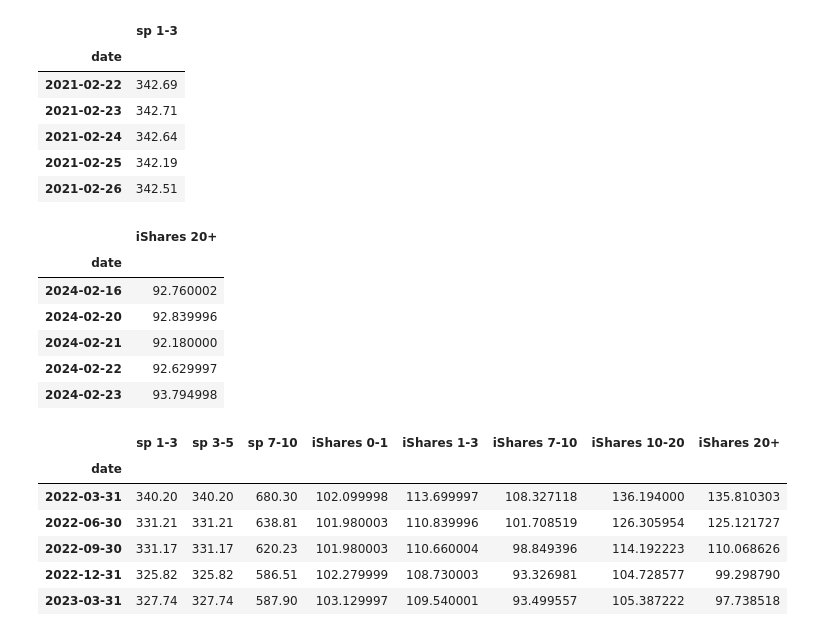
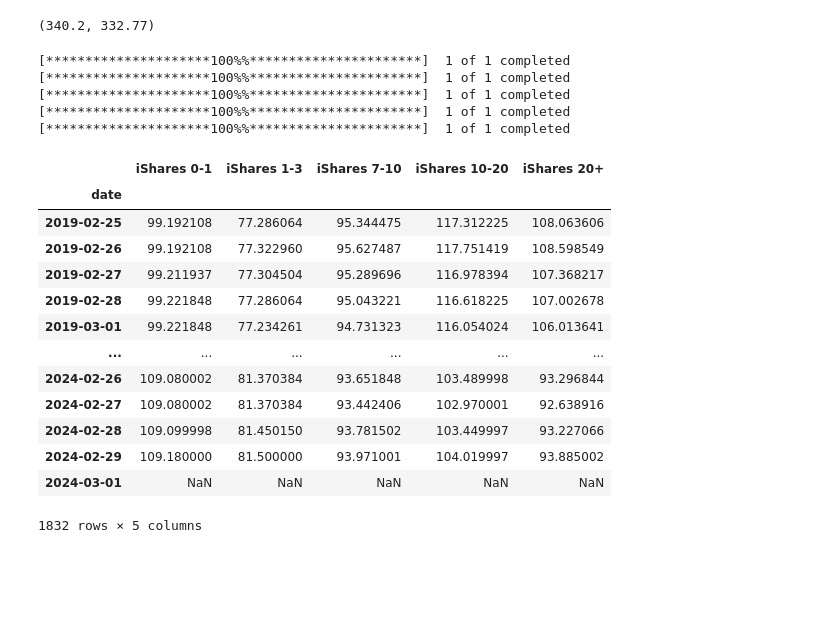
Before and after one commit to huangpz-a11y/P2_Monetary_Tightening, a Jupyter notebook: src/data_loading_JR.ipynb, the cells around one changed output. Saved outputs shown, nothing was run; the diff lists cells and outputs as text; code cells hidden in the pictures; blank space fills up the shorter version.

```diff
--- a/src/data_loading_JR.ipynb
+++ b/src/data_loading_JR.ipynb
@@ -7,10 +8,0 @@ sp_7_10 = data_read.process_sp_data('S&P U.S. Treasury Bond 7-10 Year Index','sp
-# %%
-sp_1_3.head()
-# %% [output]
-|  | sp 1-3 |
-| date |  |
-| 2021-02-22 | 342.69 |
-| 2021-02-23 | 342.71 |
-| 2021-02-24 | 342.64 |
-| 2021-02-25 | 342.19 |
-| 2021-02-26 | 342.51 |
@@ -23,10 +9,32 @@ iShares_20 = data_read.process_ishares_data('iShares 20+ Year Treasury ETF TLT',
-# %%
-iShares_20.tail()
-# %% [output]
-|  | iShares 20+ |
-| date |  |
-| 2024-02-16 | 92.760002 |
-| 2024-02-20 | 92.839996 |
-| 2024-02-21 | 92.180000 |
-| 2024-02-22 | 92.629997 |
-| 2024-02-23 | 93.794998 |
+# %%
+sp_1_3[sp_1_3.index == '2022-01-03'].iloc[0,0],sp_1_3[sp_1_3.index == '2023-03-31'].iloc[0,0]
+# %% [output]
+(340.2, 332.77)
+# %%
+start_date = "2019-02-25"
+end_date = "2024-03-01"
+etf_symbols = ["IB01.L","SHY", "IEF", "TLH", "TLT"]
+etf_names = ["iShares 0-1","iShares 1-3", "iShares 7-10", "iShares 10-20", "iShares 20+"]
+ishares = data_read.fetch_etfs(etf_symbols,start_date,end_date)
+ishares.columns = etf_names
+ishares
+# %% [output]
+[*********************100%%**********************]  1 of 1 completed
+[*********************100%%**********************]  1 of 1 completed
+[*********************100%%**********************]  1 of 1 completed
+[*********************100%%**********************]  1 of 1 completed
+[*********************100%%**********************]  1 of 1 completed
+|  | iShares 0-1 | iShares 1-3 | iShares 7-10 | iShares 10-20 | iShares 20+ |
+| date |  |  |  |  |  |
+| 2019-02-25 | 99.192108 | 77.286064 | 95.344475 | 117.312225 | 108.063606 |
+| 2019-02-26 | 99.192108 | 77.322960 | 95.627487 | 117.751419 | 108.598549 |
+| 2019-02-27 | 99.211937 | 77.304504 | 95.289696 | 116.978394 | 107.368217 |
+| 2019-02-28 | 99.221848 | 77.286064 | 95.043221 | 116.618225 | 107.002678 |
+| 2019-03-01 | 99.221848 | 77.234261 | 94.731323 | 116.054024 | 106.013641 |
+| ... | ... | ... | ... | ... | ... |
+| 2024-02-26 | 109.080002 | 81.370384 | 93.651848 | 103.489998 | 93.296844 |
+| 2024-02-27 | 109.080002 | 81.370384 | 93.442406 | 102.970001 | 92.638916 |
+| 2024-02-28 | 109.099998 | 81.450150 | 93.781502 | 103.449997 | 93.227066 |
+| 2024-02-29 | 109.180000 | 81.500000 | 93.971001 | 104.019997 | 93.885002 |
+| 2024-03-01 | NaN | NaN | NaN | NaN | NaN |
+1832 rows × 5 columns
@@ -35,15 +46,0 @@ df_ls = [sp_1_3,sp_3_5,sp_7_10,iShares_0_1,iShares_1_3, iShares_7_10, iShares_10
-# %%
-combined_df = data_read.combine_dfs(df_ls)
-combined_df_short = combined_df[combined_df.index > '2021-12-31']
-combined_df_short = combined_df_short[combined_df_short.index < '2023-03-31']
-# could also do .last()
-combined_df_q = combined_df_short.resample('Q').first()
-combined_df_q
-# %% [output]
-|  | sp 1-3 | sp 3-5 | sp 7-10 | iShares 0-1 | iShares 1-3 | iShares 7-10 | iShares 10-20 | iShares 20+ |
-| date |  |  |  |  |  |  |  |  |
-| 2022-03-31 | 340.20 | 340.20 | 680.30 | 102.099998 | 113.699997 | 108.327118 | 136.194000 | 135.810303 |
-| 2022-06-30 | 331.21 | 331.21 | 638.81 | 101.980003 | 110.839996 | 101.708519 | 126.305954 | 125.121727 |
-| 2022-09-30 | 331.17 | 331.17 | 620.23 | 101.980003 | 110.660004 | 98.849396 | 114.192223 | 110.068626 |
-| 2022-12-31 | 325.82 | 325.82 | 586.51 | 102.279999 | 108.730003 | 93.326981 | 104.728577 | 99.298790 |
-| 2023-03-31 | 327.74 | 327.74 | 587.90 | 103.129997 | 109.540001 | 93.499557 | 105.387222 | 97.738518 |
```
Also changed, not shown: parts of 20 cells of this notebook, 2 other files.
